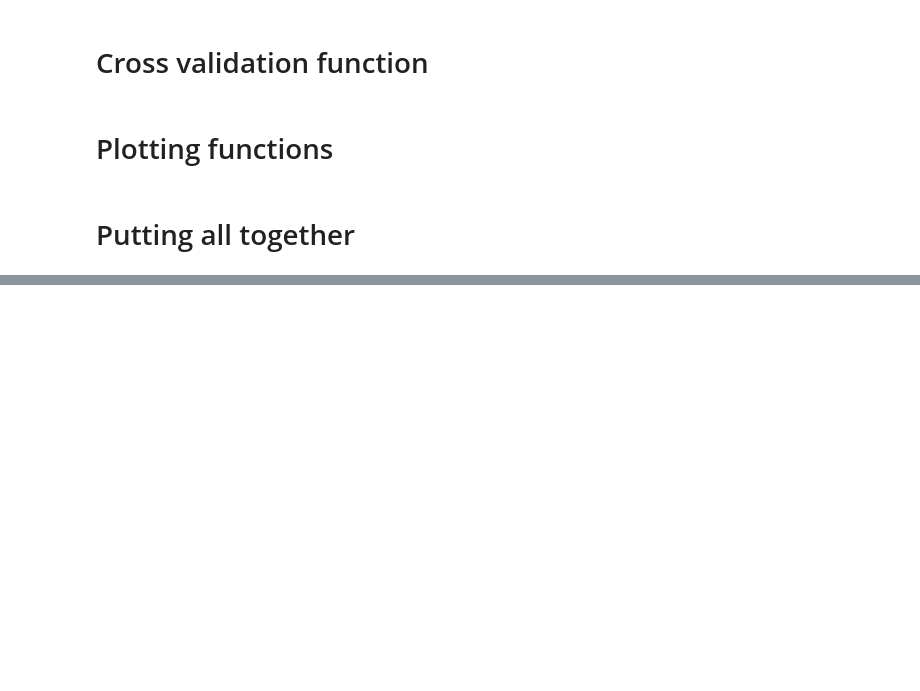
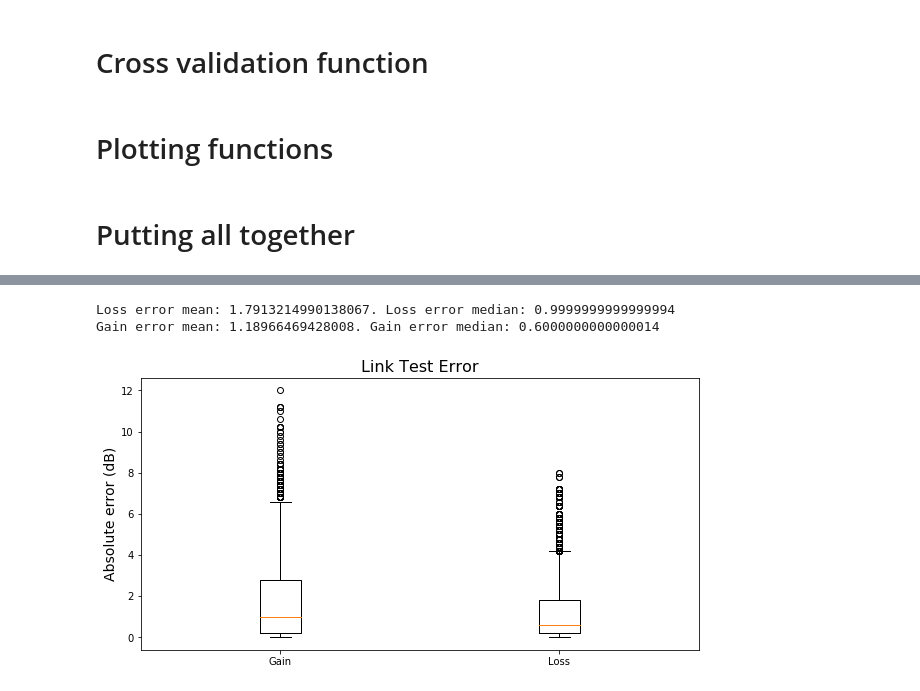
Before and after one commit to Leandro97/ACOPResults, a Jupyter notebook: MultiRegressor/3amp/ACOPRegressor.ipynb, the cells around one changed output, grey strips where cells are left out. Saved outputs shown, nothing was run; the diff lists cells and outputs as text; code cells hidden in the pictures; blank space fills up the shorter version.

```diff
--- a/MultiRegressor/3amp/ACOPRegressor.ipynb
+++ b/MultiRegressor/3amp/ACOPRegressor.ipynb
@@ -216,0 +213,30 @@ def plotLinkError():
+# %%
+def plotLinkTestError(yTest, predicted):
+    fig, axis = plt.subplots(figsize = (10, 5))
+    lossData  = []
+    gainData  = []
+
+    yTestGain     = yTest[:, 0]
+    yTestLoss     = yTest[:, 1]
+    predictedGain = np.array(predicted[0][:, 0]).flatten()
+    predictedLoss = np.array(predicted[0][:, 1]).flatten()
+
+    for i in range(1, ampNumber):
+        yTestGain     = np.hstack((yTestGain, yTest[:, i * 2]))
+        yTestLoss     = np.hstack((yTestLoss, yTest[:, i * 2 + 1]))
+        predictedGain = np.hstack((predictedGain, np.array(predicted[i][:, 0]).flatten()))
+        predictedLoss = np.hstack((predictedLoss, np.array(predicted[i][:, 1]).flatten()))
+
+    for i in range(len(yTestGain)):
+        lossData.append(getLossError(predictedLoss[i], yTestLoss[i]))
+        gainData.append(getGainError(predictedGain[i], yTestGain[i]))
+
+    print("Loss error mean: {}. Loss error median: {}".format(np.mean(lossData), np.median(lossData)))
+    print("Gain error mean: {}. Gain error median: {}".format(np.mean(gainData), np.median(gainData)))
+
+    axis.boxplot([lossData, gainData])
+    axis.set_title("Link Test Error", fontsize = 16)
+    axis.set_xticklabels(["Gain", "Loss"])
+    axis.set_ylabel("Absolute error (dB)", fontsize = 14)
+
+    plt.show()
@@ -251,0 +302,6 @@ plotLinkError()
+# %%
+plotLinkTestError(yTest, testResults)
+# %% [output]
+Loss error mean: 1.7913214990138067. Loss error median: 0.9999999999999994
+Gain error mean: 1.18966469428008. Gain error median: 0.6000000000000014
+[figure, added]
```
Also changed, not shown: parts of 11 cells of this notebook, 1 other file.
